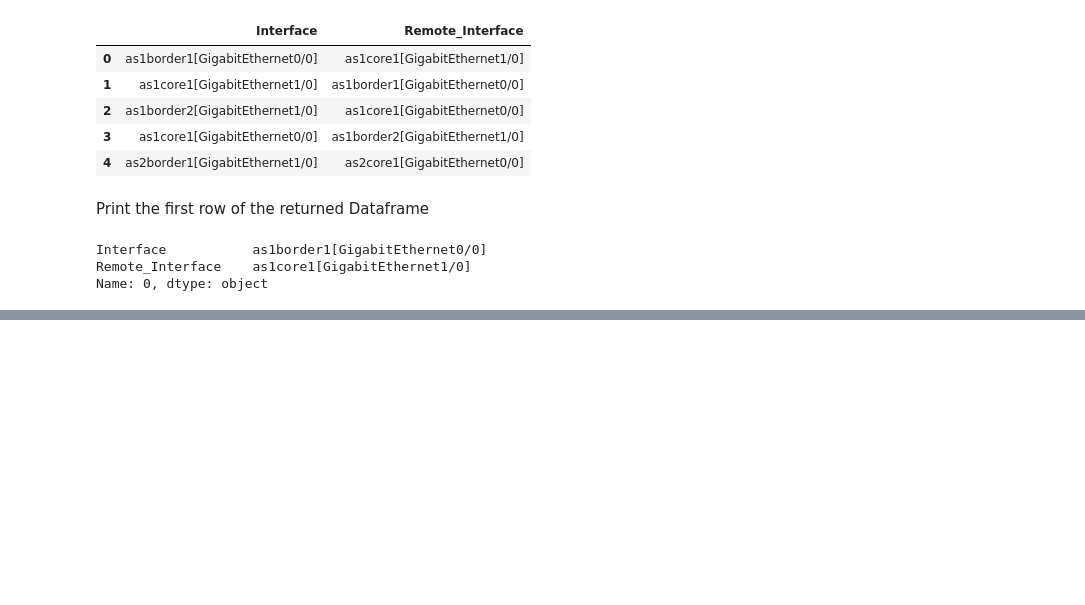
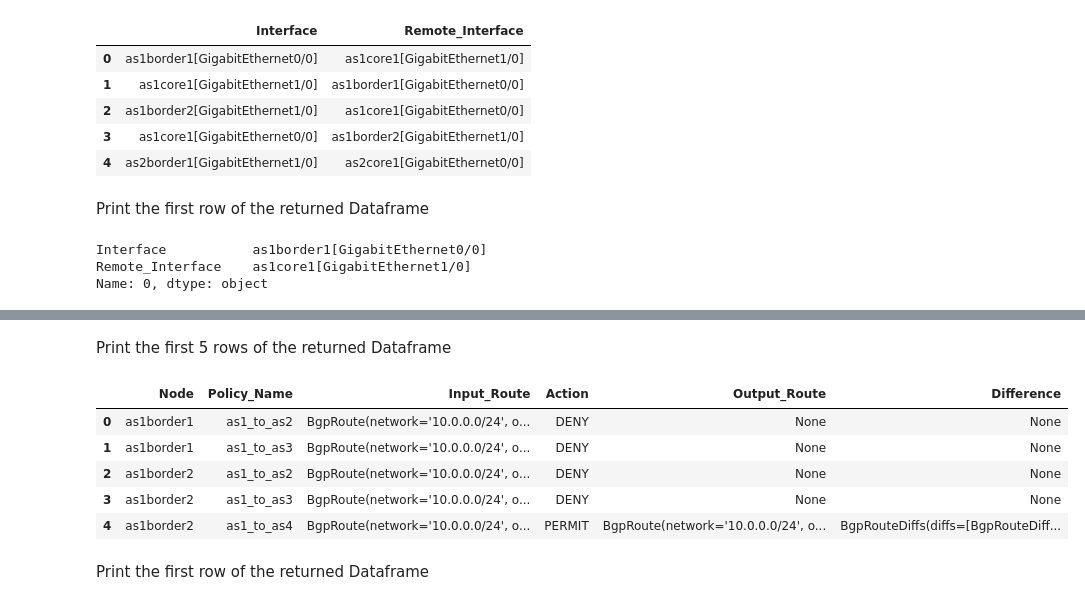
Before and after one commit to batfish/pybatfish, a Jupyter notebook: docs/source/notebooks/routingProtocols.ipynb, the cells around one changed output, grey strips where cells are left out. Cells and saved outputs as stored; diff of their text form; code cells hidden in the pictures; blank space fills up the shorter version.

Commit message:
routing policy docs

```diff
--- a/docs/source/notebooks/routingProtocols.ipynb
+++ b/docs/source/notebooks/routingProtocols.ipynb
@@ -352,0 +380,2 @@ Name: 0, dtype: object
+# %%
+result = bfq.testRoutePolicies(policies='/as1_to_/', direction='in', inputRoutes=list([BgpRoute(network='10.0.0.0/24', originatorIp='4.4.4.4', originType='egp', protocol='bgp')])).answer().frame()
@@ -352,0 +395,13 @@ Name: 0, dtype: object
+# %% [markdown]
+Print the first 5 rows of the returned Dataframe
+# %%
+result.head(5)
+# %% [output]
+|  | Node | Policy_Name | Input_Route | Action | Output_Route | Difference |
+| 0 | as1border1 | as1_to_as2 | BgpRoute(network='10.0.0.0/24', o... | DENY | None | None |
+| 1 | as1border1 | as1_to_as3 | BgpRoute(network='10.0.0.0/24', o... | DENY | None | None |
+| 2 | as1border2 | as1_to_as2 | BgpRoute(network='10.0.0.0/24', o... | DENY | None | None |
+| 3 | as1border2 | as1_to_as3 | BgpRoute(network='10.0.0.0/24', o... | DENY | None | None |
+| 4 | as1border2 | as1_to_as4 | BgpRoute(network='10.0.0.0/24', o... | PERMIT | BgpRoute(network='10.0.0.0/24', o... | BgpRouteDiffs(diffs=[BgpRouteDiff... |
+# %% [markdown]
+Print the first row of the returned Dataframe
```
Also changed, not shown: parts of 28 cells of this notebook, 2 other files.
